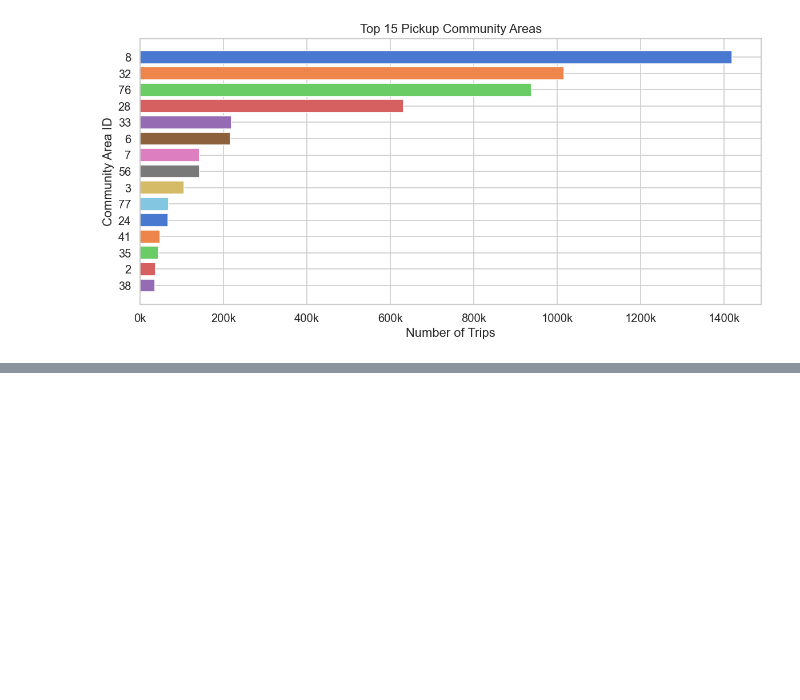
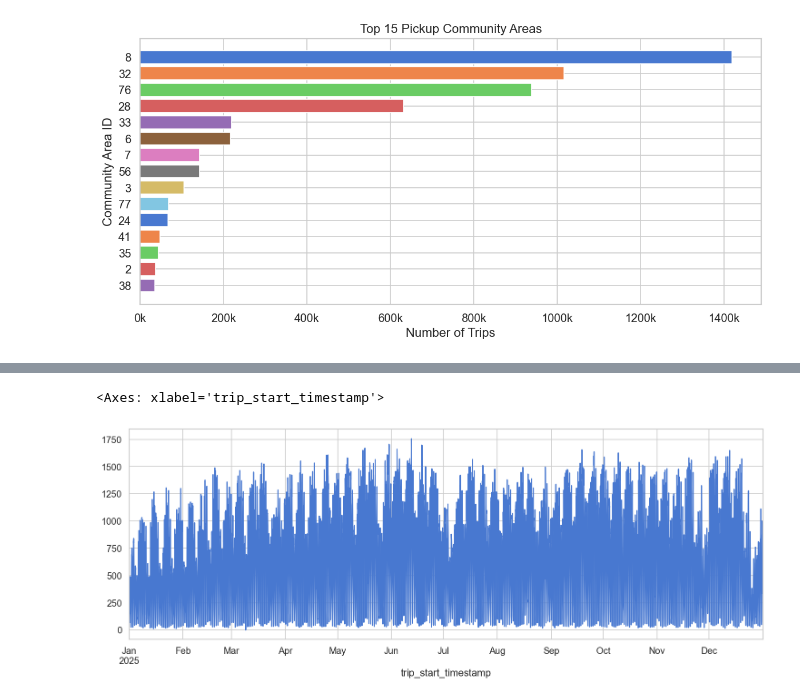
Before and after one commit to nbringew/AAA_Team_1, a Jupyter notebook: notebooks/01.1_data_exploration_taxis.ipynb, the cells around one changed output, grey strips where cells are left out. Saved outputs shown, nothing was run; the diff lists cells and outputs as text; code cells hidden in the pictures; blank space fills up the shorter version.

```diff
--- a/notebooks/01.1_data_exploration_taxis.ipynb
+++ b/notebooks/01.1_data_exploration_taxis.ipynb
@@ -336,0 +345,13 @@ plt.show()
+# %%
+#hourly
+hourly = (
+    df_2025_clean
+    .set_index("trip_start_timestamp")
+    .resample("1h")
+    .size()
+)
+
+hourly.plot(figsize=(15,5))
+# %% [output]
+<Axes: xlabel='trip_start_timestamp'>
+[figure, added]
```
Also changed, not shown: parts of 10 cells of this notebook.
